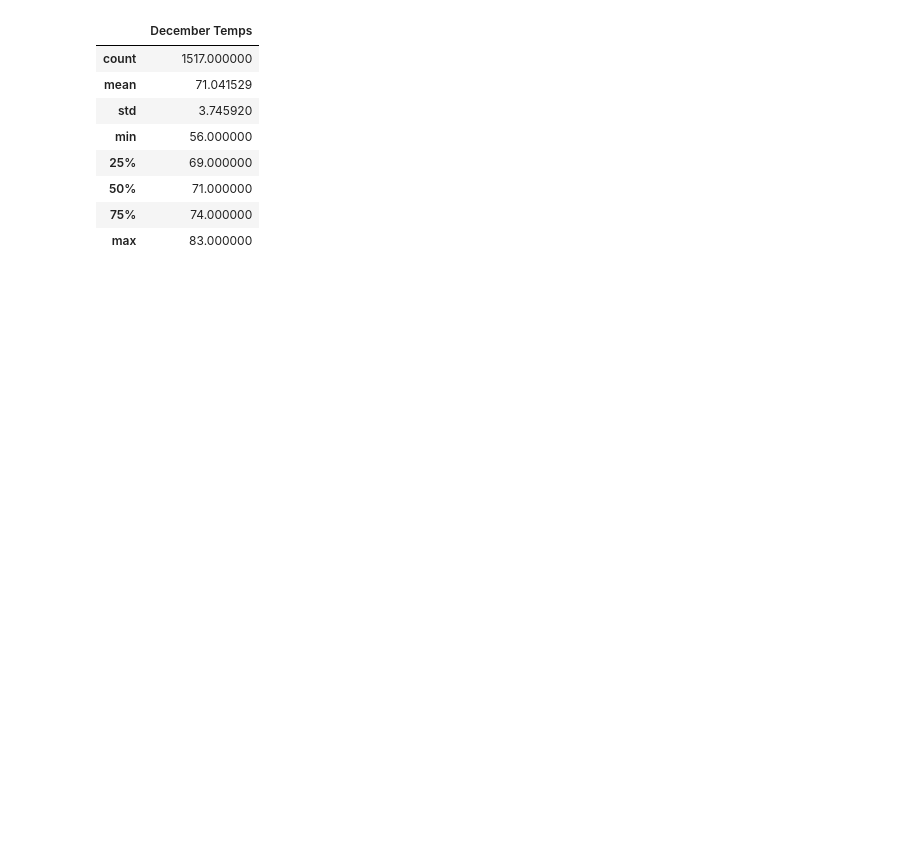
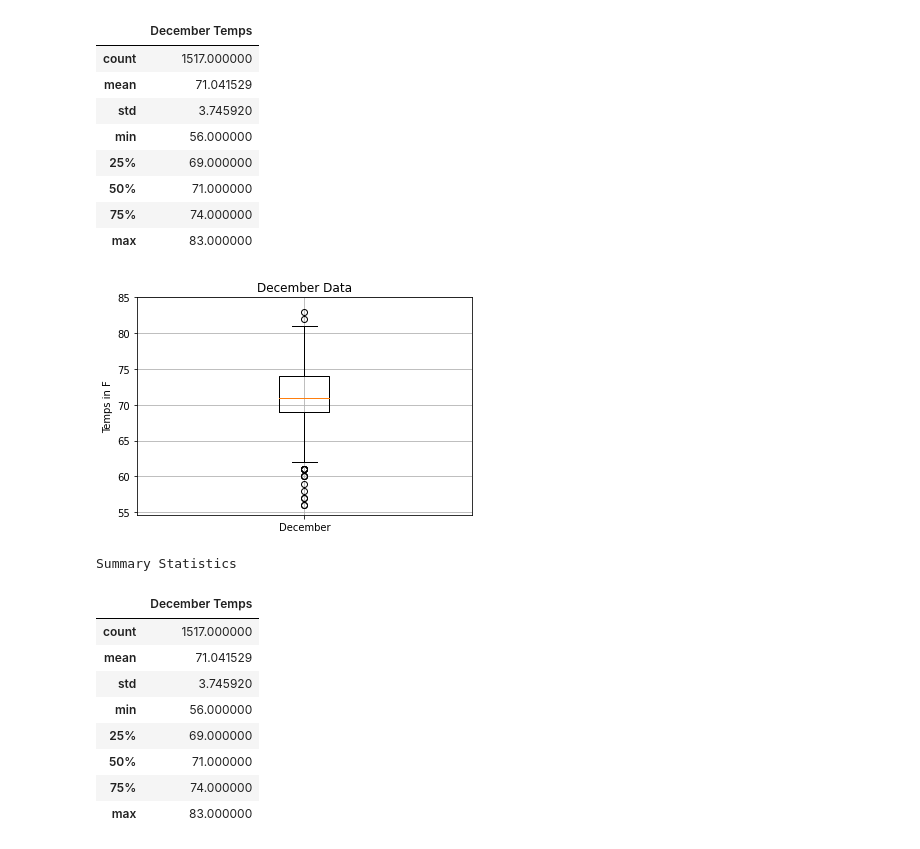
Before and after one commit to JaimeStarling/surfs_up, a Jupyter notebook: SurfsUp_Challenge.ipynb, the cells around one changed output. Drawn from its saved outputs; the diff is of its cells as text; code cells hidden in the pictures; blank space fills up the shorter version.

```diff
--- a/SurfsUp_Challenge.ipynb
+++ b/SurfsUp_Challenge.ipynb
@@ -163,3 +169,27 @@ december_df.describe()
 | 50% | 71.000000 |
 | 75% | 74.000000 |
 | max | 83.000000 |
+# %%
+x_labels = ["December"]
+fig, ax = plt.subplots()
+ax.boxplot(dtobs, labels=x_labels)
+# Add the title, y-axis label and grid.
+ax.set_title('December Data')
+ax.set_ylabel('Temps in F')
+ax.set_yticks(np.arange(55, 90, step=5.0))
+ax.grid()
+plt.show()
+print("Summary Statistics")
+december_df.describe()
+# %% [output]
+[figure, added]
+Summary Statistics
+|  | December Temps |
+| count | 1517.000000 |
+| mean | 71.041529 |
+| std | 3.745920 |
+| min | 56.000000 |
+| 25% | 69.000000 |
+| 50% | 71.000000 |
+| 75% | 74.000000 |
+| max | 83.000000 |
```
Also changed, not shown: parts of 15 cells of this notebook.
